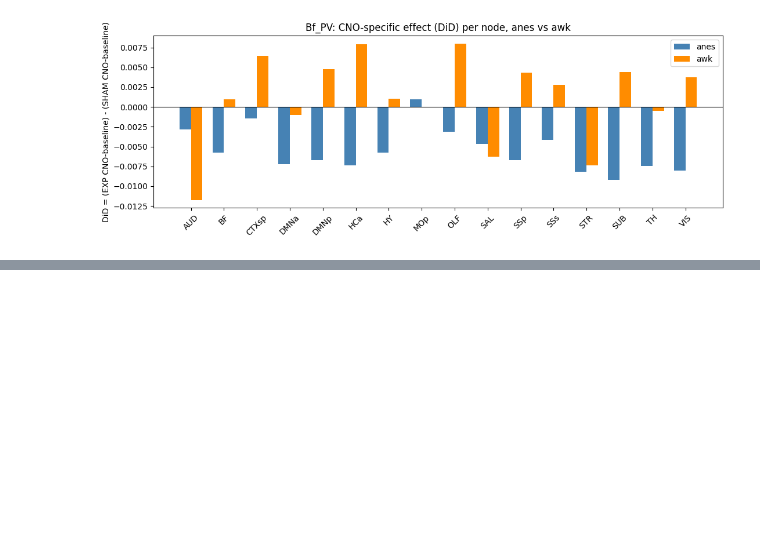
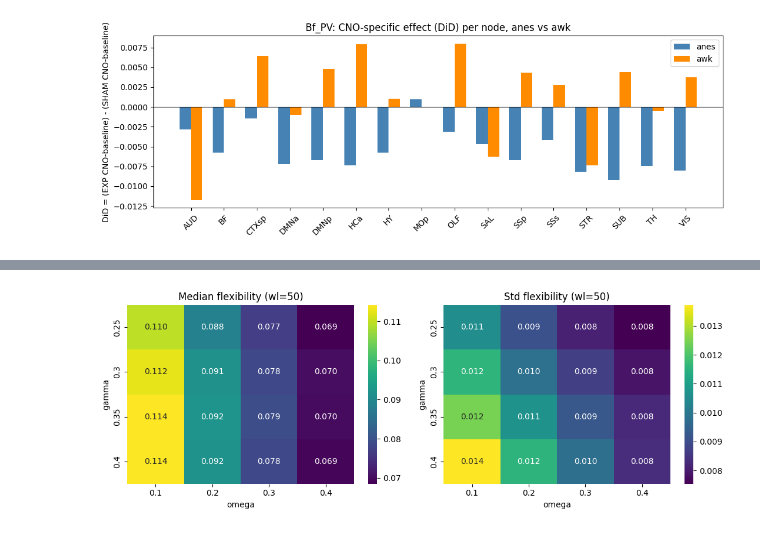
Before and after one commit to Lvcaa/mouse-fmri-dyncomm, a Jupyter notebook: scripts/06_t_tests.ipynb, the cells around one changed output, grey strips where cells are left out. Saved outputs shown, nothing was run; the diff lists cells and outputs as text; code cells hidden in the pictures; blank space fills up the shorter version.

```diff
--- a/scripts/06_t_tests.ipynb
+++ b/scripts/06_t_tests.ipynb
@@ -32,0 +188,30 @@ from scipy.stats import ttest_ind, mannwhitneyu
+# %%
+# Parameter inspection sweep: outputs/parameter_inspection/<run>/wl<width>/gamma_<g>_omega_<o>/<dataset>/...
+# has the same <dataset>/sub-<prefix><date>/sub-<prefix><date><mouse>_<condition>...csv layout as the
+# leiden_flex_* outputs above, just nested one level deeper (per width, per gamma/omega combo). We reuse
+# build_subjects_by_date as-is for each combo and only add the directory-discovery helpers below.
+
+PARAM_INSPECTION_DIR = "../outputs/parameter_inspection"
+
+
+def latest_param_inspection_run_dir(outputs_dir: str) -> str:
+    """Return the most recently produced outputs/parameter_inspection/<run_name>/ dir."""
+    candidates = [d for d in glob(os.path.join(outputs_dir, "*")) if os.path.isdir(d)]
+    assert candidates, f"No parameter inspection run directories found in {outputs_dir}"
+    return max(candidates, key=os.path.getmtime)
+
+
+def width_dirs(run_dir: str) -> list:
+    """Sorted (by window length) list of wl<N> directories within a parameter inspection run."""
+    return sorted(
+        glob(os.path.join(run_dir, "wl*")),
+        key=lambda d: int(re.match(r"wl(\d+)$", os.path.basename(d)).group(1)),
+    )
+
+
+def parameter_dirs(width_dir: str) -> list:
+    """Sorted list of gamma_<g>_omega_<o> parameter-combo directories within a width dir."""
+    return sorted(glob(os.path.join(width_dir, "gamma_*_omega_*")))
+
+
+PARAM_RUN_DIR = latest_param_inspection_run_dir(PARAM_INSPECTION_DIR)
@@ -358,0 +894,15 @@ plt.show()
+# %%
+df50 = window_length_stats[50].copy()
+df50[["gamma", "omega"]] = df50["combo"].str.extract(r"gamma_([\d.]+)_omega_([\d.]+)").astype(float)
+fig, axes = plt.subplots(1, 2, figsize=(11, 4))
+
+sns.heatmap(df50.pivot_table(index="gamma", columns="omega", values="median"), annot=True, fmt=".3f", cmap="viridis", ax=axes[0])
+axes[0].set_title("Median flexibility (wl=50)")
+
+sns.heatmap(df50.pivot_table(index="gamma", columns="omega", values="std"), annot=True, fmt=".3f", cmap="viridis", ax=axes[1])
+axes[1].set_title("Std flexibility (wl=50)")
+
+plt.tight_layout()
+plt.show()
+# %% [output]
+[figure, added]
```
Also changed, not shown: parts of 50 cells of this notebook, 10 other files.
